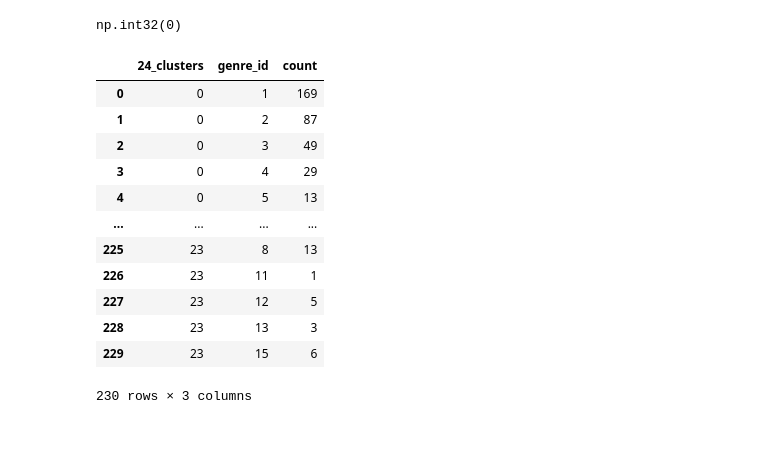
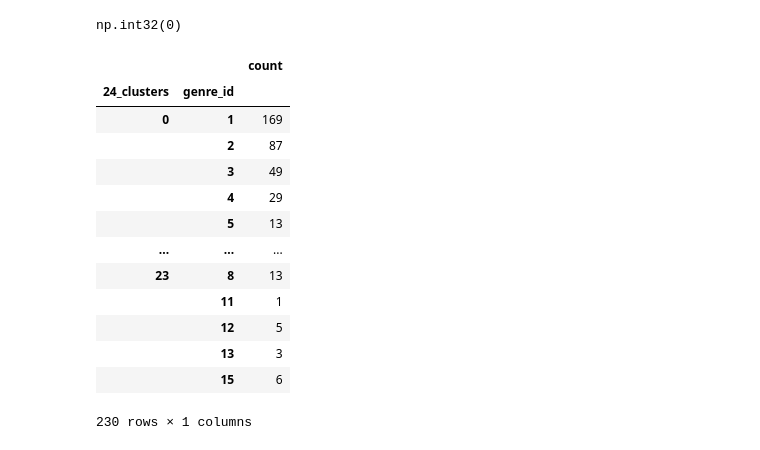
Before and after one commit to MattGroho/tab-hero, a Jupyter notebook: scripts/unsupersived_pipeline/unsupervised_pipeline_investigation.ipynb, the cells around one changed output. Drawn from its saved outputs; the diff is of its cells as text; code cells hidden in the pictures.

```diff
--- a/scripts/unsupersived_pipeline/unsupervised_pipeline_investigation.ipynb
+++ b/scripts/unsupersived_pipeline/unsupervised_pipeline_investigation.ipynb
@@ -626,6 +636,11 @@ for n_components in poss_principal_components:
 
         # labels = kmeans.predict(data_pca)
 
+        # Store the cluster labeling by each model
+        model_name = f"kmeans_pca={n_components}_nclusters={n_clusters}"
+        song_genre.loc[:, model_name] = kmeans.labels_
+        print(model_name)
+
         # Evaluation
         inertia.append(kmeans.inertia_)
         silhouette.append(silhouette_score(data_pca, kmeans.labels_))
@@ -749,25 +762,27 @@ np.int32(0)
 # %%
 a = validation_df.loc[:, ['song_id', 'genre_id']].drop_duplicates().copy()
 pcs = max(kmeans.labels_) + 1
 labels_col = f'{pcs}_clusters'
 a.loc[:, labels_col] = kmeans.labels_
 a.drop('song_id', axis=1, inplace=True)
 a_piv = pd.pivot_table(a, values='genre_id', index=[labels_col, 'genre_id'], aggfunc="count")
 a_piv.columns = ['count']
-pd.merge(a_piv.reset_index(), pd.DataFrame(kmeans.labels_).value_counts(), "inner", left_on="24_clusters", right_on=
+# pd.merge(a_piv.reset_index(), pd.DataFrame(kmeans.labels_).value_counts(), "inner", left_on="24_clusters", right_on=
+a_piv
 # %% [output]
-|  | 24_clusters | genre_id | count |
-| 0 | 0 | 1 | 169 |
-| 1 | 0 | 2 | 87 |
-| 2 | 0 | 3 | 49 |
-| 3 | 0 | 4 | 29 |
-| 4 | 0 | 5 | 13 |
-| ... | ... | ... | ... |
-| 225 | 23 | 8 | 13 |
-| 226 | 23 | 11 | 1 |
-| 227 | 23 | 12 | 5 |
-| 228 | 23 | 13 | 3 |
-| 229 | 23 | 15 | 6 |
+|  |  | count |
+| 24_clusters | genre_id |  |
+| 0 | 1 | 169 |
+|  | 2 | 87 |
+|  | 3 | 49 |
+|  | 4 | 29 |
+|  | 5 | 13 |
+| ... | ... | ... |
+| 23 | 8 | 13 |
+|  | 11 | 1 |
+|  | 12 | 5 |
+|  | 13 | 3 |
+|  | 15 | 6 |
-230 rows × 3 columns
+230 rows × 1 columns
 # %%
 pd.DataFrame(pd.DataFrame(kmeans.labels_).value_counts()).reset_index()
```
Also changed, not shown: parts of 9 cells of this notebook.
